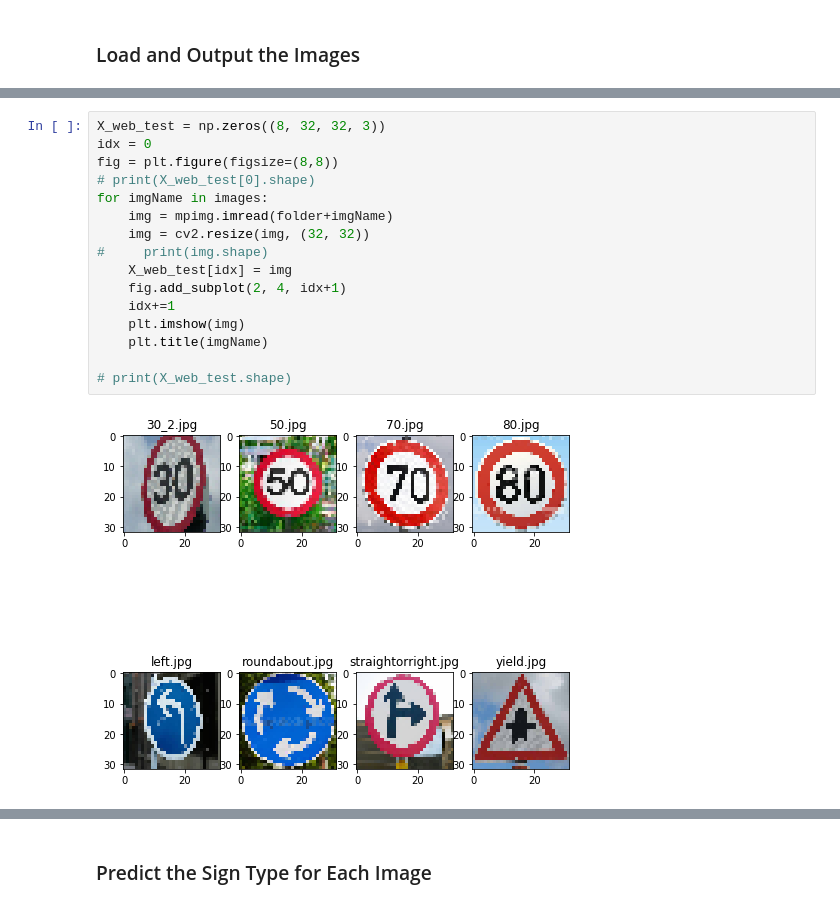
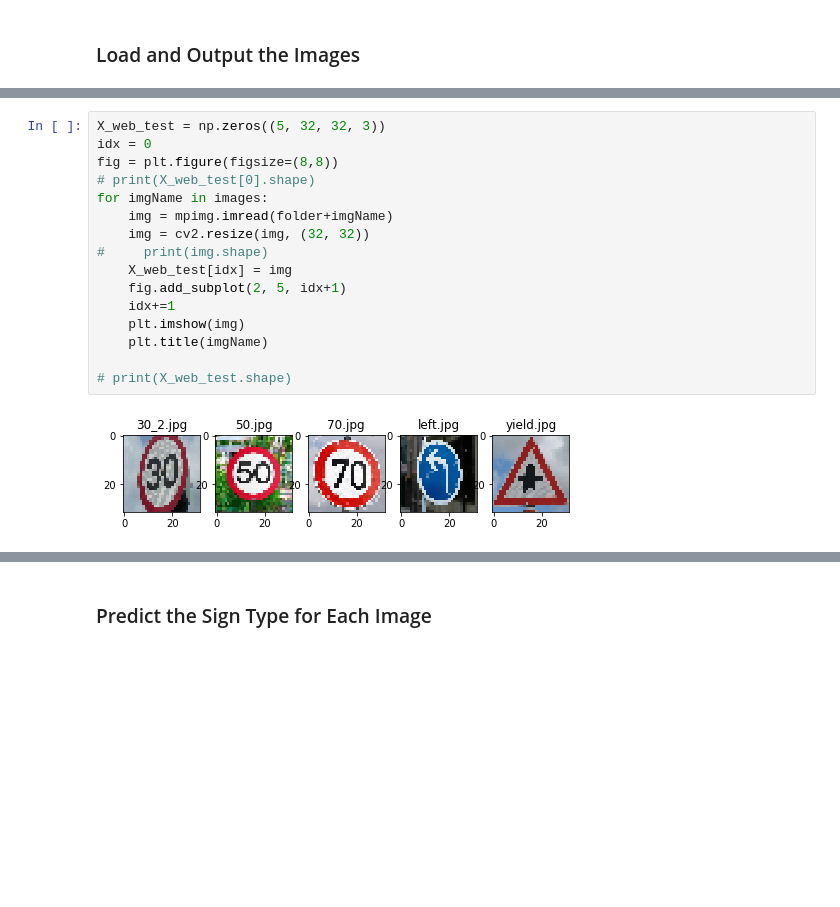
Before and after one commit to var7/CarND-Traffic-Sign-Classifier-Project, a Jupyter notebook: Traffic_Sign_Classifier.ipynb, the cells around one changed output, grey strips where cells are left out. Drawn from its saved outputs; the diff is of its cells as text; blank space fills up the shorter version.

```diff
--- a/Traffic_Sign_Classifier.ipynb
+++ b/Traffic_Sign_Classifier.ipynb
@@ -621,21 +623,21 @@ print(images)
 # %%
-X_web_test = np.zeros((8, 32, 32, 3))
+X_web_test = np.zeros((5, 32, 32, 3))
 idx = 0
 fig = plt.figure(figsize=(8,8))
 # print(X_web_test[0].shape)
 for imgName in images:
     img = mpimg.imread(folder+imgName)
     img = cv2.resize(img, (32, 32))
 #     print(img.shape)
     X_web_test[idx] = img
-    fig.add_subplot(2, 4, idx+1)
+    fig.add_subplot(2, 5, idx+1)
     idx+=1
     plt.imshow(img)
     plt.title(imgName)
 
 # print(X_web_test.shape)
 # %% [output]
-[figure, old version]
+[figure, new version]
 # %%
 # X_web_test = normalize_color(X_web_test)
 X_web_gray = np.sum(X_web_test/3, axis=3, keepdims=True)
```
Also changed, not shown: parts of 20 cells of this notebook, 4 other files.
